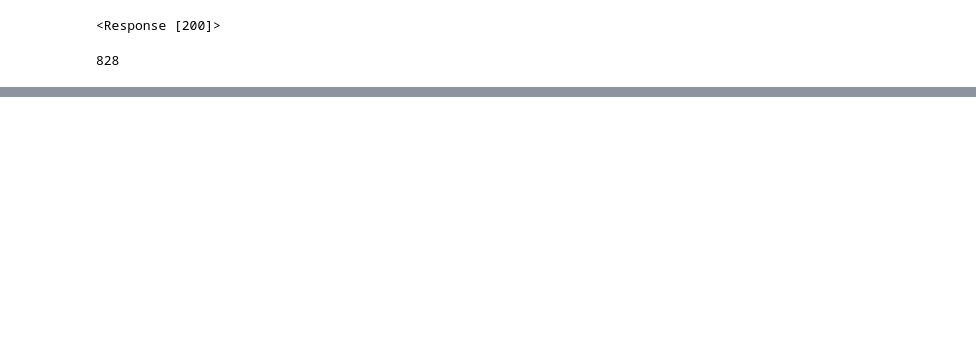
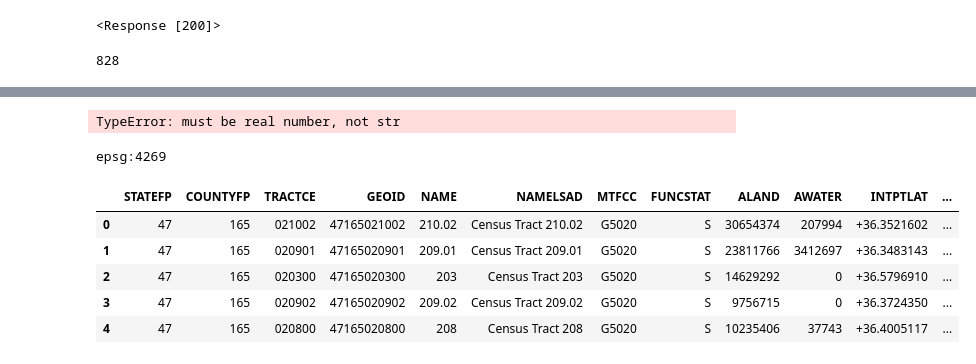
Before and after one commit to jrioross/nashville-burglaries, a Jupyter notebook: Notebooks/Silver Sloth Project - Yvonne.ipynb, the cells around one changed output, grey strips where cells are left out. Drawn from its saved outputs; the diff is of its cells as text; code cells hidden in the pictures; blank space fills up the shorter version.

```diff
--- a/Notebooks/Silver Sloth Project - Yvonne.ipynb
+++ b/Notebooks/Silver Sloth Project - Yvonne.ipynb
@@ -38,0 +67,4 @@ api_key = credentials['api_key']
+# %%
+burglaries['geometry'] = burglaries.apply(lambda x: Point((x.longitude, x.latitude)), axis =1)
+# %% [output]
+TypeError: must be real number, not str
@@ -38,0 +73,11 @@ api_key = credentials['api_key']
+# %%
+print(tn.crs)
+tn.head()
+# %% [output]
+epsg:4269
+|  | STATEFP | COUNTYFP | TRACTCE | GEOID | NAME | NAMELSAD | MTFCC | FUNCSTAT | ALAND | AWATER | INTPTLAT | ... |
+| 0 | 47 | 165 | 021002 | 47165021002 | 210.02 | Census Tract 210.02 | G5020 | S | 30654374 | 207994 | +36.3521602 | ... |
+| 1 | 47 | 165 | 020901 | 47165020901 | 209.01 | Census Tract 209.01 | G5020 | S | 23811766 | 3412697 | +36.3483143 | ... |
+| 2 | 47 | 165 | 020300 | 47165020300 | 203 | Census Tract 203 | G5020 | S | 14629292 | 0 | +36.5796910 | ... |
+| 3 | 47 | 165 | 020902 | 47165020902 | 209.02 | Census Tract 209.02 | G5020 | S | 9756715 | 0 | +36.3724350 | ... |
+| 4 | 47 | 165 | 020800 | 47165020800 | 208 | Census Tract 208 | G5020 | S | 10235406 | 37743 | +36.4005117 | ... |
```
Also changed, not shown: parts of 12 cells of this notebook.
